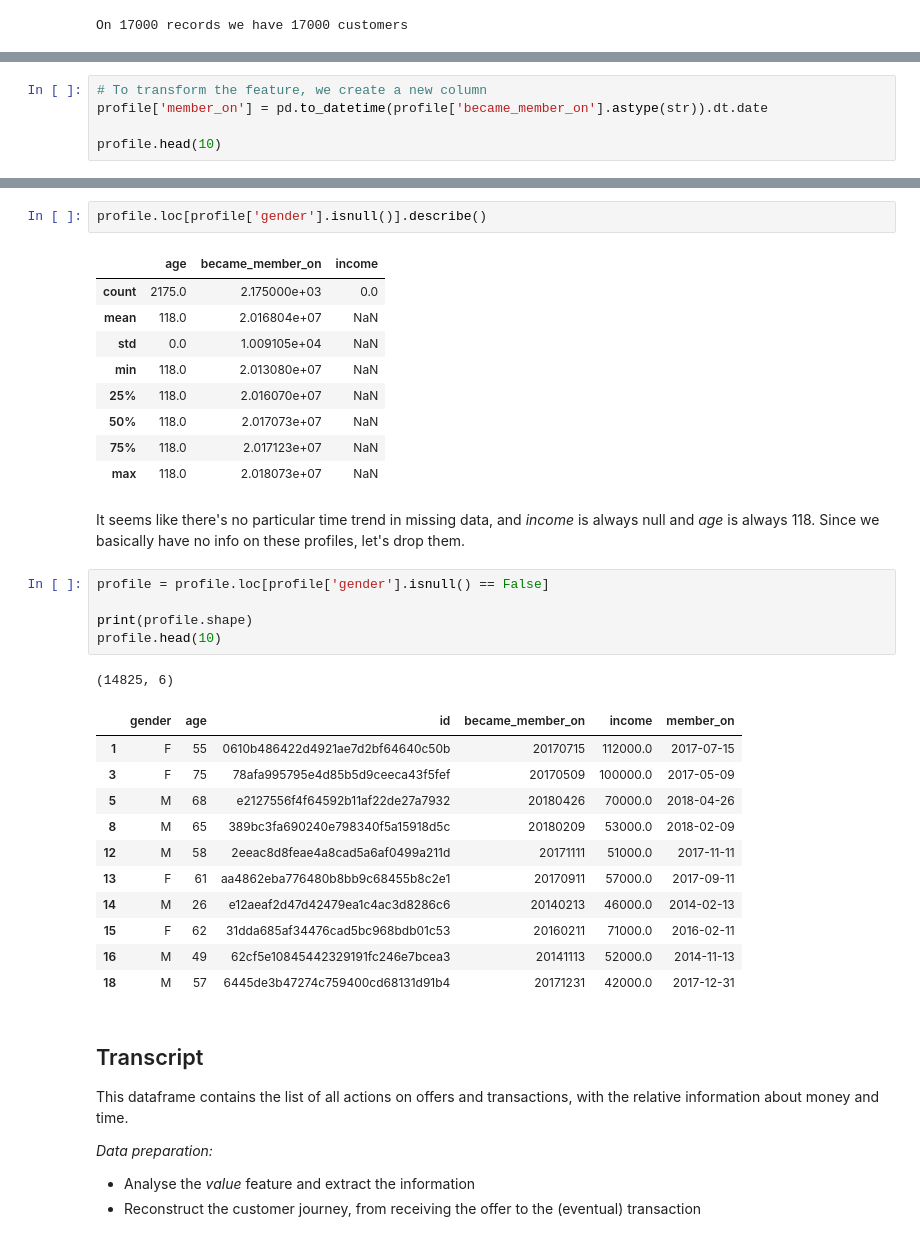
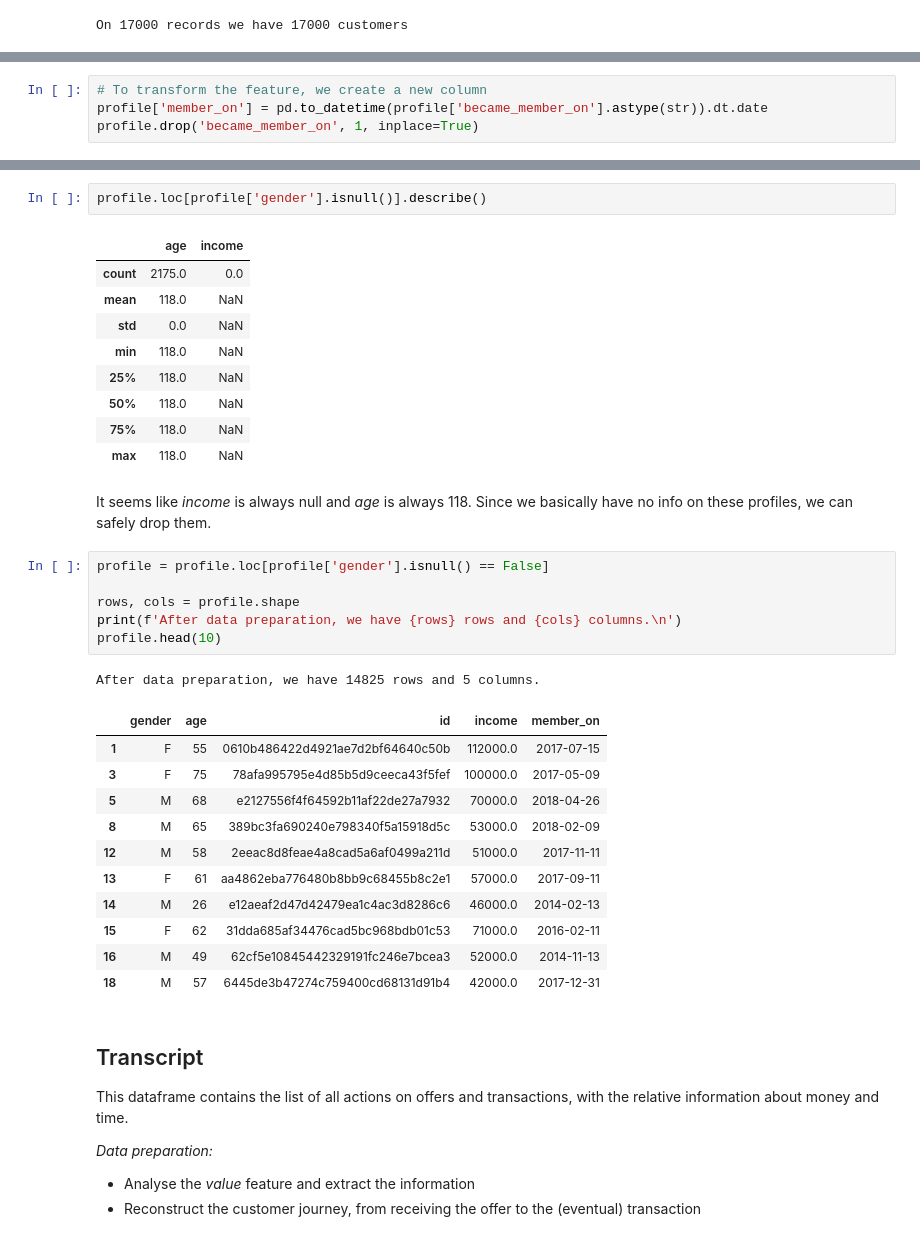
Before and after one commit to MatteoFelici/Capstone_Starkbucks_MLE, a Jupyter notebook: Data_preparation_exploration.ipynb, the cells around one changed output, grey strips where cells are left out. Drawn from its saved outputs; the diff is of its cells as text.

Commit message:
Add data prep and exploration notebook

```diff
--- a/Starbucks_Capstone_notebook.ipynb
+++ b/Data_preparation_exploration.ipynb
@@ -170,5 +100,4 @@ On 17000 records we have 17000 customers
 # %%
 # To transform the feature, we create a new column
 profile['member_on'] = pd.to_datetime(profile['became_member_on'].astype(str)).dt.date
-
-profile.head(10)
+profile.drop('became_member_on', 1, inplace=True)
@@ -209,35 +106,36 @@ plt.show()
 # %%
 profile.loc[profile['gender'].isnull()].describe()
 # %% [output]
-|  | age | became_member_on | income |
-| count | 2175.0 | 2.175000e+03 | 0.0 |
-| mean | 118.0 | 2.016804e+07 | NaN |
-| std | 0.0 | 1.009105e+04 | NaN |
-| min | 118.0 | 2.013080e+07 | NaN |
-| 25% | 118.0 | 2.016070e+07 | NaN |
-| 50% | 118.0 | 2.017073e+07 | NaN |
-| 75% | 118.0 | 2.017123e+07 | NaN |
-| max | 118.0 | 2.018073e+07 | NaN |
+|  | age | income |
+| count | 2175.0 | 0.0 |
+| mean | 118.0 | NaN |
+| std | 0.0 | NaN |
+| min | 118.0 | NaN |
+| 25% | 118.0 | NaN |
+| 50% | 118.0 | NaN |
+| 75% | 118.0 | NaN |
+| max | 118.0 | NaN |
 # %% [markdown]
-It seems like there's no particular time trend in missing data, and _income_ is always null and _age_ is always 118. Since we basically have no info on these profiles, let's drop them.
+It seems like _income_ is always null and _age_ is always 118. Since we basically have no info on these profiles, we can safely drop them.
 # %%
 profile = profile.loc[profile['gender'].isnull() == False]
 
-print(profile.shape)
+rows, cols = profile.shape
+print(f'After data preparation, we have {rows} rows and {cols} columns.\n')
 profile.head(10)
 # %% [output]
-(14825, 6)
+After data preparation, we have 14825 rows and 5 columns.
-|  | gender | age | id | became_member_on | income | member_on |
-| 1 | F | 55 | 0610b486422d4921ae7d2bf64640c50b | 20170715 | 112000.0 | 2017-07-15 |
-| 3 | F | 75 | 78afa995795e4d85b5d9ceeca43f5fef | 20170509 | 100000.0 | 2017-05-09 |
-| 5 | M | 68 | e2127556f4f64592b11af22de27a7932 | 20180426 | 70000.0 | 2018-04-26 |
-| 8 | M | 65 | 389bc3fa690240e798340f5a15918d5c | 20180209 | 53000.0 | 2018-02-09 |
-| 12 | M | 58 | 2eeac8d8feae4a8cad5a6af0499a211d | 20171111 | 51000.0 | 2017-11-11 |
-| 13 | F | 61 | aa4862eba776480b8bb9c68455b8c2e1 | 20170911 | 57000.0 | 2017-09-11 |
-| 14 | M | 26 | e12aeaf2d47d42479ea1c4ac3d8286c6 | 20140213 | 46000.0 | 2014-02-13 |
-| 15 | F | 62 | 31dda685af34476cad5bc968bdb01c53 | 20160211 | 71000.0 | 2016-02-11 |
-| 16 | M | 49 | 62cf5e10845442329191fc246e7bcea3 | 20141113 | 52000.0 | 2014-11-13 |
-| 18 | M | 57 | 6445de3b47274c759400cd68131d91b4 | 20171231 | 42000.0 | 2017-12-31 |
+|  | gender | age | id | income | member_on |
+| 1 | F | 55 | 0610b486422d4921ae7d2bf64640c50b | 112000.0 | 2017-07-15 |
+| 3 | F | 75 | 78afa995795e4d85b5d9ceeca43f5fef | 100000.0 | 2017-05-09 |
+| 5 | M | 68 | e2127556f4f64592b11af22de27a7932 | 70000.0 | 2018-04-26 |
+| 8 | M | 65 | 389bc3fa690240e798340f5a15918d5c | 53000.0 | 2018-02-09 |
+| 12 | M | 58 | 2eeac8d8feae4a8cad5a6af0499a211d | 51000.0 | 2017-11-11 |
+| 13 | F | 61 | aa4862eba776480b8bb9c68455b8c2e1 | 57000.0 | 2017-09-11 |
+| 14 | M | 26 | e12aeaf2d47d42479ea1c4ac3d8286c6 | 46000.0 | 2014-02-13 |
+| 15 | F | 62 | 31dda685af34476cad5bc968bdb01c53 | 71000.0 | 2016-02-11 |
+| 16 | M | 49 | 62cf5e10845442329191fc246e7bcea3 | 52000.0 | 2014-11-13 |
+| 18 | M | 57 | 6445de3b47274c759400cd68131d91b4 | 42000.0 | 2017-12-31 |
 # %% [markdown]
 ## Transcript
 
```
Also changed, not shown: parts of 42 cells of this notebook.
